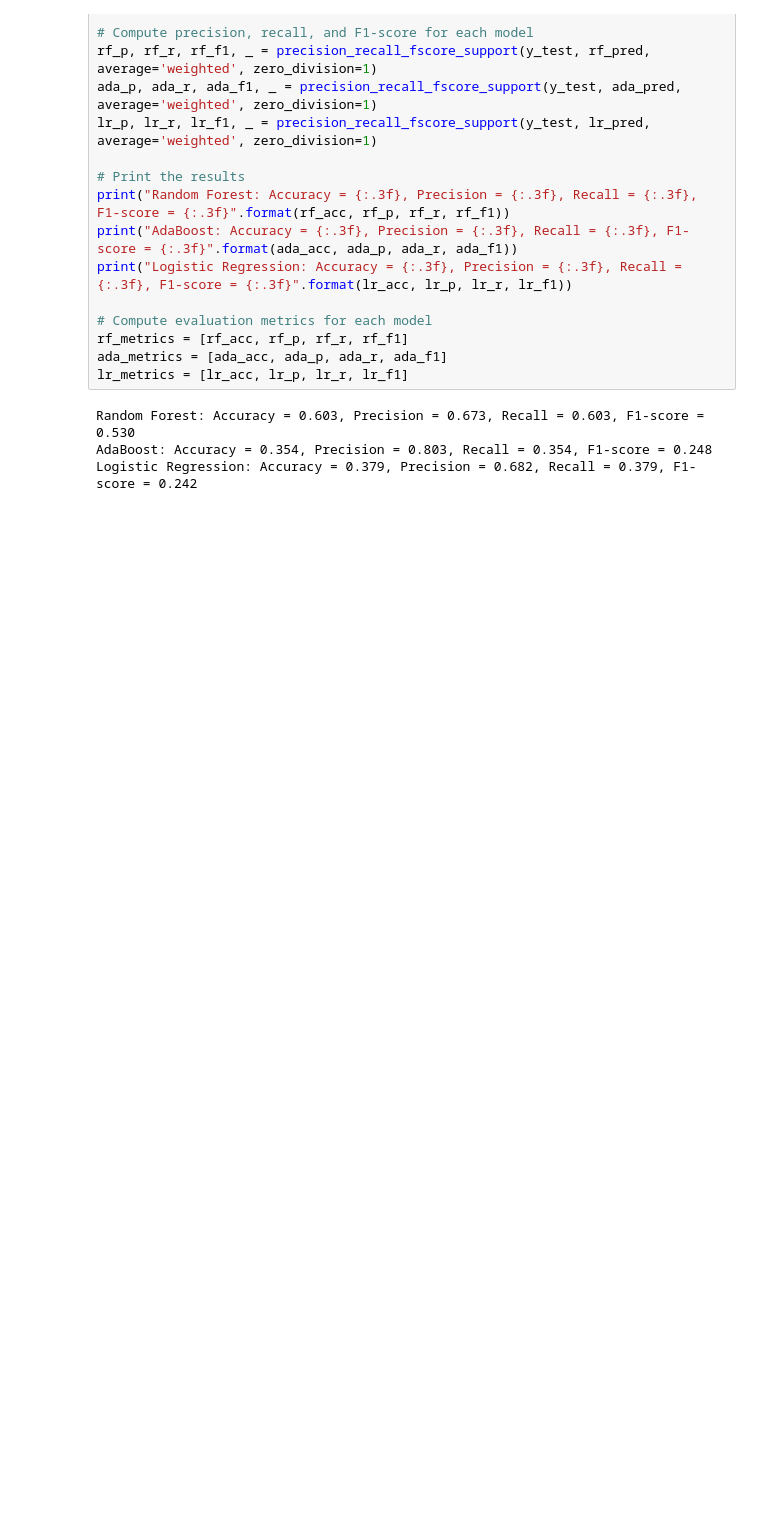
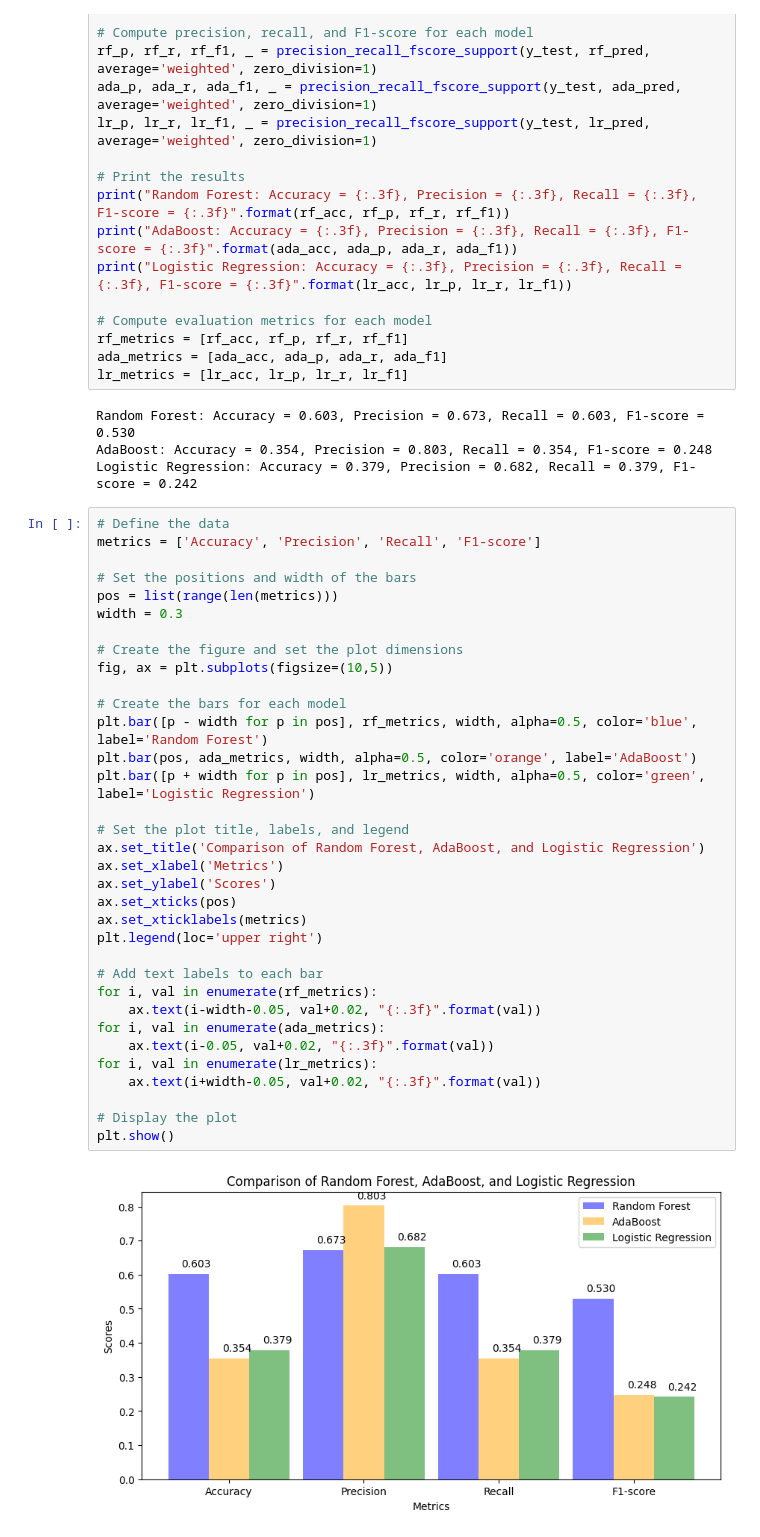
Before and after one commit to lojain-azzam/Text-Classification, a Jupyter notebook: Text_Classification.ipynb, the cells around one changed output. Cells and saved outputs as stored; diff of their text form; blank space fills up the shorter version.

```diff
--- a/Text_Classification.ipynb
+++ b/Text_Classification.ipynb
@@ -700,3 +700,39 @@ lr_metrics = [lr_acc, lr_p, lr_r, lr_f1]
 Random Forest: Accuracy = 0.603, Precision = 0.673, Recall = 0.603, F1-score = 0.530
 AdaBoost: Accuracy = 0.354, Precision = 0.803, Recall = 0.354, F1-score = 0.248
 Logistic Regression: Accuracy = 0.379, Precision = 0.682, Recall = 0.379, F1-score = 0.242
+# %%
+# Define the data
+metrics = ['Accuracy', 'Precision', 'Recall', 'F1-score']
+
+# Set the positions and width of the bars
+pos = list(range(len(metrics)))
+width = 0.3
+
+# Create the figure and set the plot dimensions
+fig, ax = plt.subplots(figsize=(10,5))
+
+# Create the bars for each model
+plt.bar([p - width for p in pos], rf_metrics, width, alpha=0.5, color='blue', label='Random Forest')
+plt.bar(pos, ada_metrics, width, alpha=0.5, color='orange', label='AdaBoost')
+plt.bar([p + width for p in pos], lr_metrics, width, alpha=0.5, color='green', label='Logistic Regression')
+
+# Set the plot title, labels, and legend
+ax.set_title('Comparison of Random Forest, AdaBoost, and Logistic Regression')
+ax.set_xlabel('Metrics')
+ax.set_ylabel('Scores')
+ax.set_xticks(pos)
+ax.set_xticklabels(metrics)
+plt.legend(loc='upper right')
+
+# Add text labels to each bar
+for i, val in enumerate(rf_metrics):
+    ax.text(i-width-0.05, val+0.02, "{:.3f}".format(val))
+for i, val in enumerate(ada_metrics):
+    ax.text(i-0.05, val+0.02, "{:.3f}".format(val))
+for i, val in enumerate(lr_metrics):
+    ax.text(i+width-0.05, val+0.02, "{:.3f}".format(val))
+
+# Display the plot
+plt.show()
+# %% [output]
+[figure, added]
```
Also changed, not shown: parts of 63 cells of this notebook.
